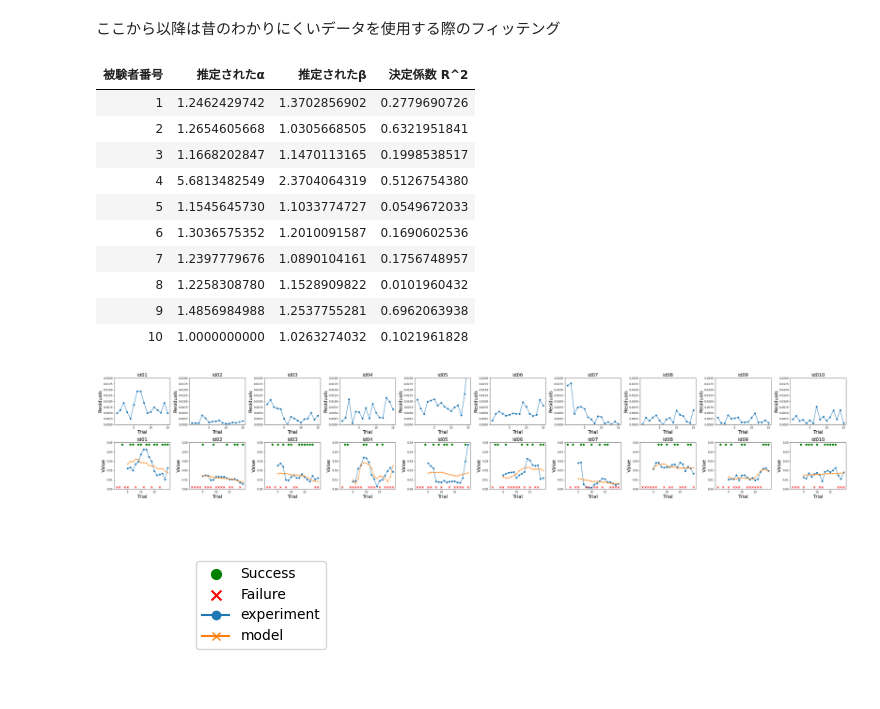
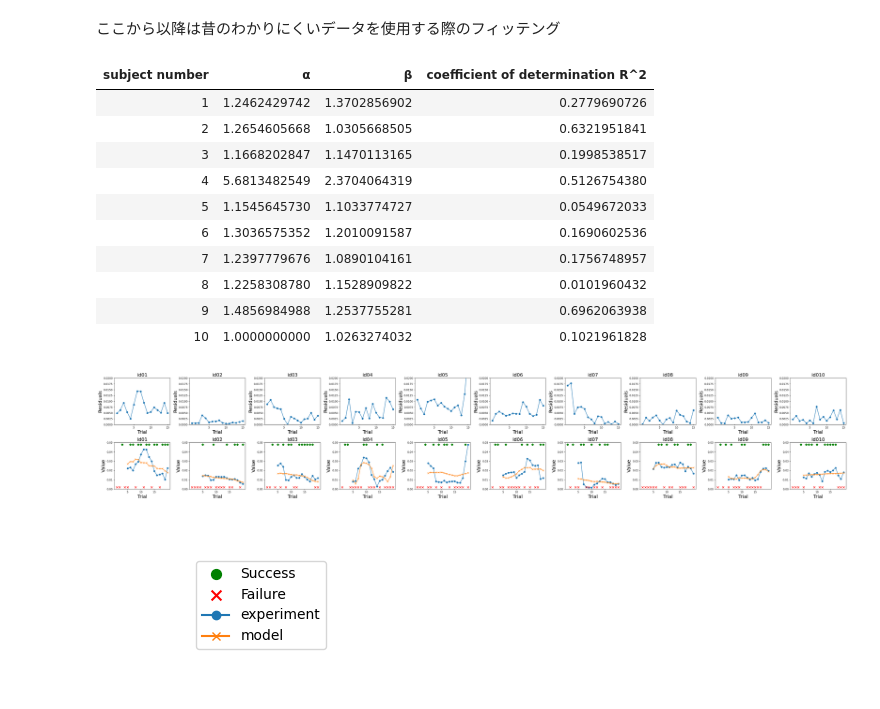
Before and after one commit to kotatakehara/Self-efficacy, a Jupyter notebook: Fact_data_process.ipynb, the cells around one changed output. Cells and saved outputs as stored; diff of their text form; code cells hidden in the pictures.

```diff
--- a/Fact_data_process.ipynb
+++ b/Fact_data_process.ipynb
@@ -382,7 +382,7 @@ class DataAnalysis:
             r2 = r2_score(y_experiment, y_model_opt)
             r2_list = np.append(r2_list, r2)
 
-        data = {"被験者番号": range(1, len(alpha) + 1), "推定されたα": alpha, "推定されたβ": beta, "決定係数 R^2": r2_list}
+        data = {"subject number": range(1, len(alpha) + 1), "α": alpha, "β": beta, "coefficient of determination R^2": r2_list}
         df = pd.DataFrame(data)
         pd.set_option('display.float_format', lambda x: f'{x:.10f}')
         return df, y_experiment_list, y_model_opt_list, residuals_check_list, succ_check_list_persons
@@ -428,34 +428,34 @@ class DataPlotting:
             ax.set_xticks(list(range(5, len(self.y_experiment_list[i]), 5)))
             ax.set_ylim(0, 0.05)
 
         plt.tight_layout()
         # plt.savefig(f"data_fitting_model.pdf")
         # files.download(f'data_fitting_model.pdf')
         plt.show()
         # グラフを調整して表示
 
         # 凡例のみを別の図で描画して保存
         fig_legend, ax_legend = plt.subplots(figsize=(4, 2))  # 新しい Figure と Axes を作成
         handles, labels = ax.get_legend_handles_labels()  # 凡例のハンドルとラベルを取得
         ax_legend.legend(handles, labels, loc='center')  # 新しい Axes に凡例を追加
         ax_legend.axis('off')  # 軸を非表示にする
         # fig_legend.savefig(f'legend.pdf', bbox_inches='tight')  # 凡例を画像として保存
         # files.download(f'legend.pdf')
         plt.show()
 
 # 使用例
 original_pattern = '/content/drive/MyDrive/kendama_202310_inamura/id01_self/*.csv'
 number_people = 10
 data_analysis = DataAnalysis(original_pattern, number_people, A_dispersion_L)
 df, y_experiment_list, y_model_opt_list, residuals_check_list, succ_check_list_persons = data_analysis.parameters_guess()
 
 # データフレームをHTMLテーブルとして表示（インデックスを表示しない）
 display(HTML(df.to_html(index=False)))
 
 data_plotting = DataPlotting(residuals_check_list, y_experiment_list, y_model_opt_list, succ_check_list_persons)
 data_plotting.plot_results()
 # %% [output]
-| 被験者番号 | 推定されたα | 推定されたβ | 決定係数 R^2 |
+| subject number | α | β | coefficient of determination R^2 |
 | 1 | 1.2462429742 | 1.3702856902 | 0.2779690726 |
 | 2 | 1.2654605668 | 1.0305668505 | 0.6321951841 |
 | 3 | 1.1668202847 | 1.1470113165 | 0.1998538517 |
```
